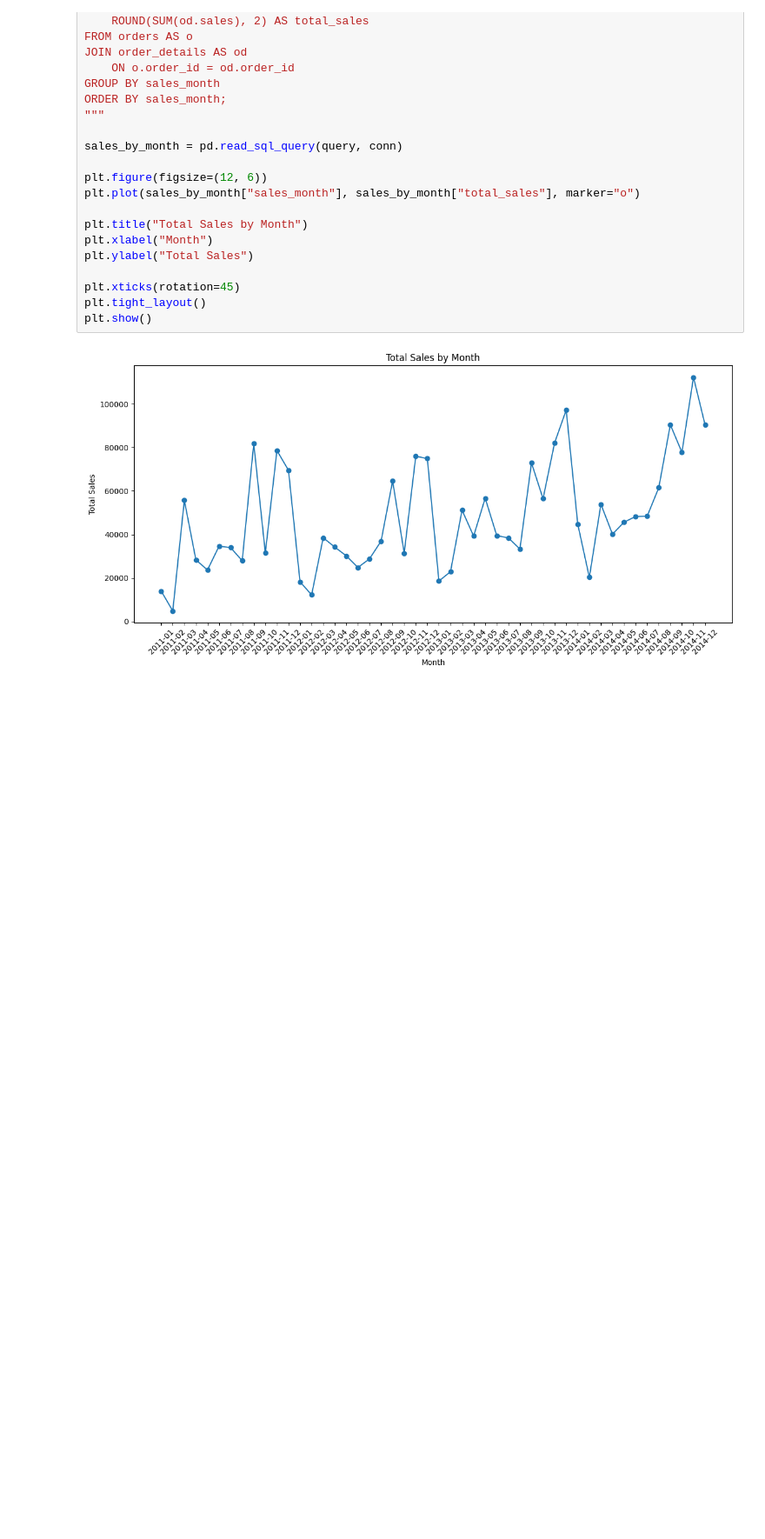
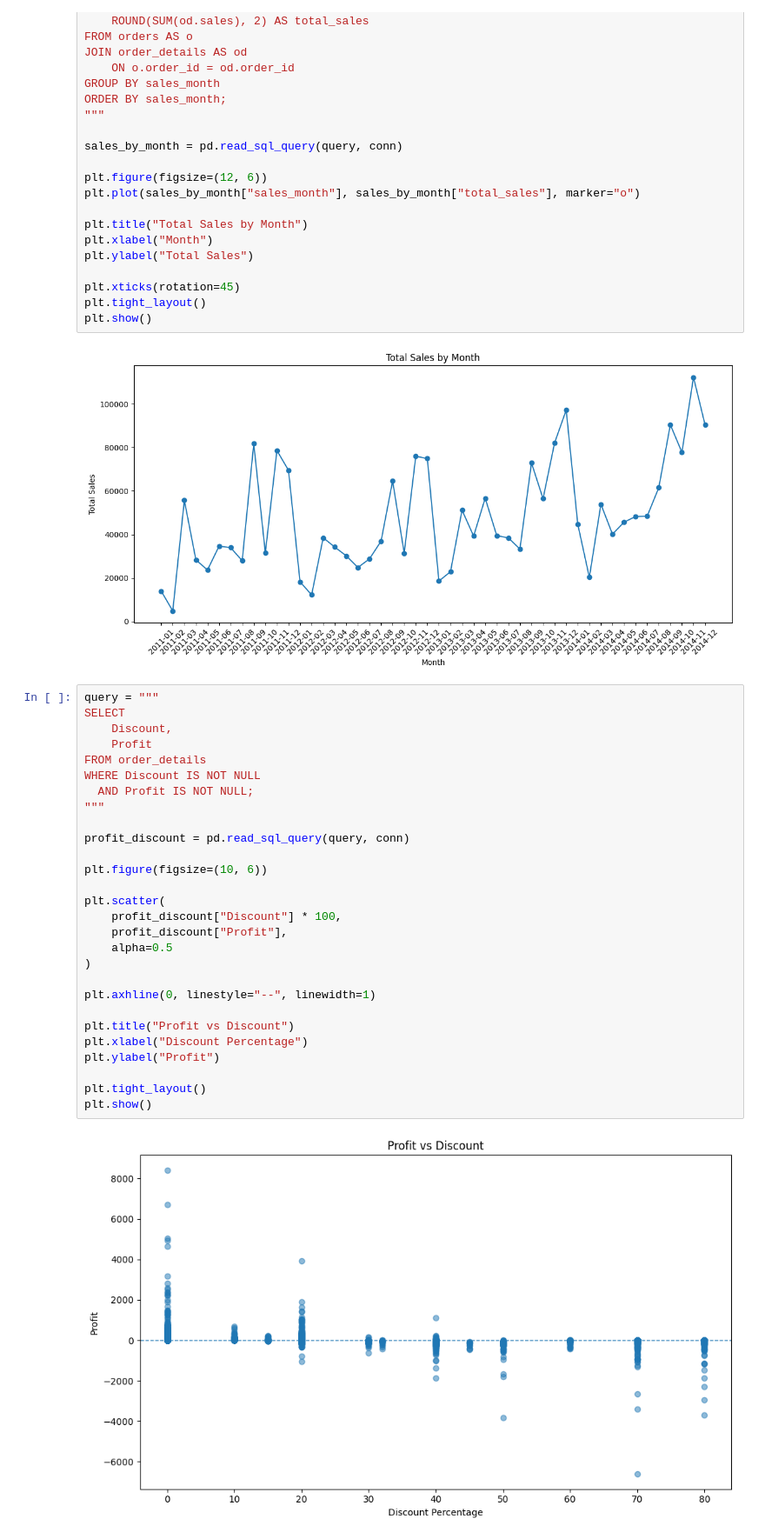
Before and after one commit to JaysonC41/DataAnalysisModule3, a Jupyter notebook: Week4/notebooks/superstore_sales_workflow.ipynb, the cells around one changed output. Shown at 87% size. Cells and saved outputs as stored; diff of their text form; blank space fills up the shorter version.

```diff
--- a/Week4/notebooks/superstore_sales_workflow.ipynb
+++ b/Week4/notebooks/superstore_sales_workflow.ipynb
@@ -560,3 +662,33 @@ plt.tight_layout()
 plt.show()
 # %% [output]
 [figure]
+# %%
+query = """
+SELECT
+    Discount,
+    Profit
+FROM order_details
+WHERE Discount IS NOT NULL
+  AND Profit IS NOT NULL;
+"""
+
+profit_discount = pd.read_sql_query(query, conn)
+
+plt.figure(figsize=(10, 6))
+
+plt.scatter(
+    profit_discount["Discount"] * 100,
+    profit_discount["Profit"],
+    alpha=0.5
+)
+
+plt.axhline(0, linestyle="--", linewidth=1)
+
+plt.title("Profit vs Discount")
+plt.xlabel("Discount Percentage")
+plt.ylabel("Profit")
+
+plt.tight_layout()
+plt.show()
+# %% [output]
+[figure, added]
```
Also changed, not shown: parts of 8 cells of this notebook.
